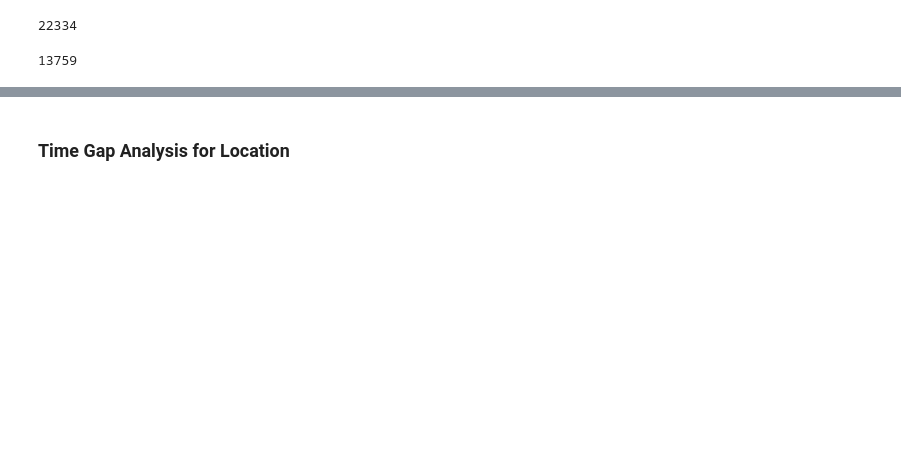
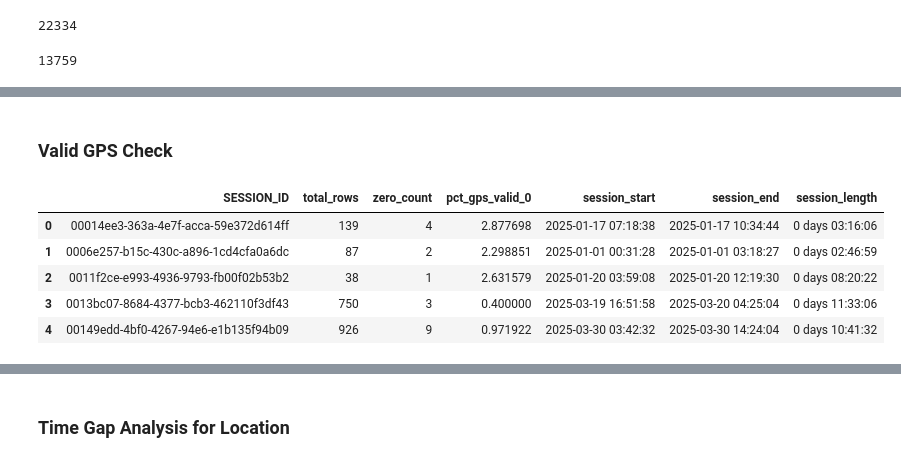
Before and after one commit to aishanipradhan/MSA_heatmap, a Jupyter notebook: EDA_TimeGap_Feb10.ipynb, the cells around one changed output, grey strips where cells are left out. Cells and saved outputs as stored; diff of their text form; code cells hidden in the pictures; blank space fills up the shorter version.

```diff
--- a/EDA_TimeGap_Feb10.ipynb
+++ b/EDA_TimeGap_Feb10.ipynb
@@ -221,0 +162,36 @@ display(result)
+# %% [markdown]
+### Valid GPS Check
+# %%
+import pandas as pd
+
+# Convert LOGGED_AT to datetime (invalid parsing -> NaT)
+events_filtered["LOGGED_AT"] = pd.to_datetime(
+    events_filtered["LOGGED_AT"],
+    errors="coerce"
+)
+
+# Total sessions and % of valid GPS per session
+gps_stats = (
+    events_filtered
+        .groupby("SESSION_ID")
+        .agg(
+            total_rows=("gps_valid", "size"),
+            zero_count=("gps_valid", lambda x: (x == 0).sum()),
+            pct_gps_valid_0=("gps_valid", lambda x: (x == 0).mean() * 100),
+            session_start=("LOGGED_AT", "min"),
+            session_end=("LOGGED_AT", "max")
+        )
+        .assign(
+            session_length=lambda df: df["session_end"] - df["session_start"]
+        )
+        .reset_index()
+)
+
+gps_stats.head()
+# %% [output]
+|  | SESSION_ID | total_rows | zero_count | pct_gps_valid_0 | session_start | session_end | session_length |
+| 0 | 00014ee3-363a-4e7f-acca-59e372d614ff | 139 | 4 | 2.877698 | 2025-01-17 07:18:38 | 2025-01-17 10:34:44 | 0 days 03:16:06 |
+| 1 | 0006e257-b15c-430c-a896-1cd4cfa0a6dc | 87 | 2 | 2.298851 | 2025-01-01 00:31:28 | 2025-01-01 03:18:27 | 0 days 02:46:59 |
+| 2 | 0011f2ce-e993-4936-9793-fb00f02b53b2 | 38 | 1 | 2.631579 | 2025-01-20 03:59:08 | 2025-01-20 12:19:30 | 0 days 08:20:22 |
+| 3 | 0013bc07-8684-4377-bcb3-462110f3df43 | 750 | 3 | 0.400000 | 2025-03-19 16:51:58 | 2025-03-20 04:25:04 | 0 days 11:33:06 |
+| 4 | 00149edd-4bf0-4267-94e6-e1b135f94b09 | 926 | 9 | 0.971922 | 2025-03-30 03:42:32 | 2025-03-30 14:24:04 | 0 days 10:41:32 |
```
Also changed, not shown: parts of 21 cells of this notebook.
